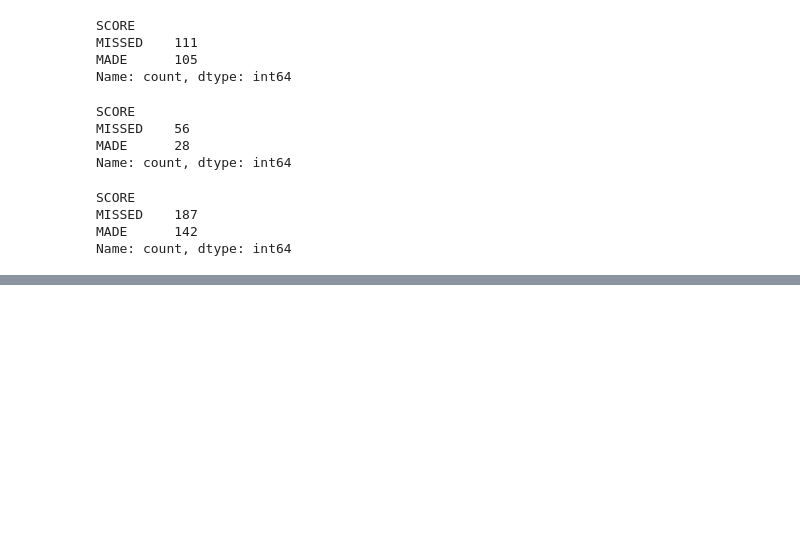
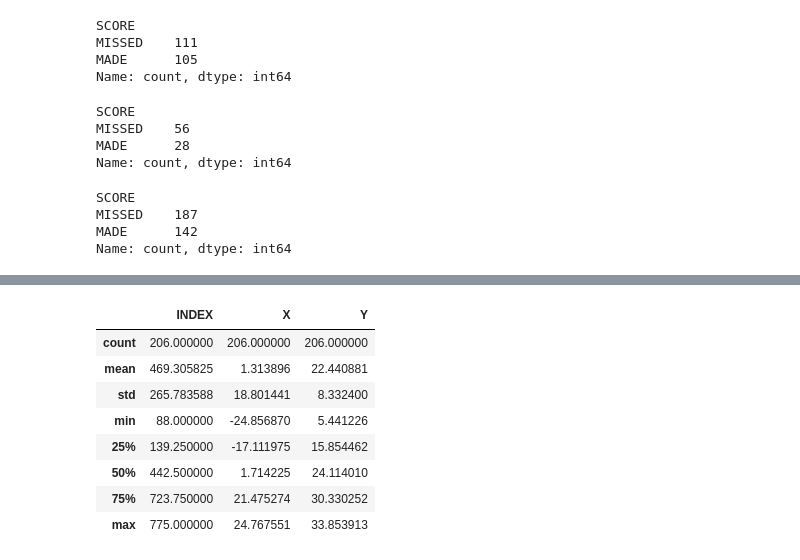
Before and after one commit to kacpersienkiewicz/NBAShootingAnalysis, a Jupyter notebook: NBAShootingAnalysis.ipynb, the cells around one changed output, grey strips where cells are left out. Cells and saved outputs as stored; diff of their text form; code cells hidden in the pictures; blank space fills up the shorter version.

```diff
--- a/NBAShootingAnalysis.ipynb
+++ b/NBAShootingAnalysis.ipynb
@@ -180,0 +271,12 @@ Close range shots are those within the paint mentioned before.
+# %%
+df[df["RANGE"] == "(25, 29)"].describe()
+# %% [output]
+|  | INDEX | X | Y |
+| count | 206.000000 | 206.000000 | 206.000000 |
+| mean | 469.305825 | 1.313896 | 22.440881 |
+| std | 265.783588 | 18.801441 | 8.332400 |
+| min | 88.000000 | -24.856870 | 5.441226 |
+| 25% | 139.250000 | -17.111975 | 15.854462 |
+| 50% | 442.500000 | 1.714225 | 24.114010 |
+| 75% | 723.750000 | 21.475274 | 30.330252 |
+| max | 775.000000 | 24.767551 | 33.853913 |
```
Also changed, not shown: parts of 13 cells of this notebook.
